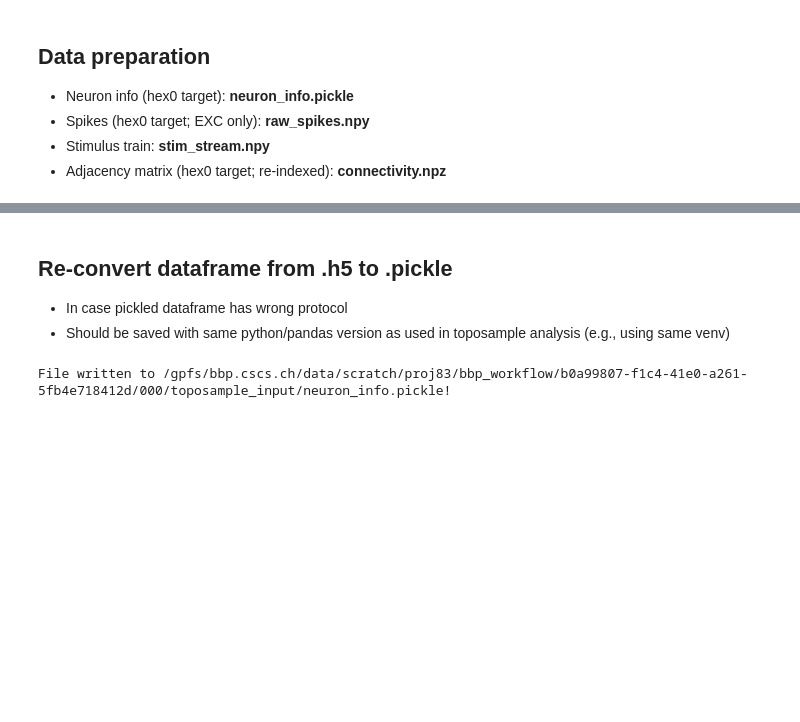
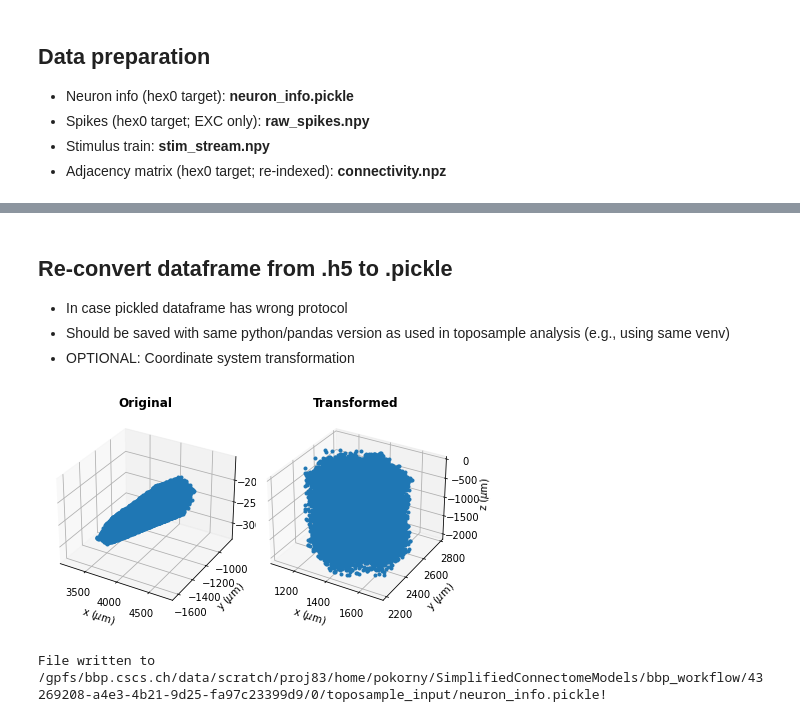
Before and after one commit to BlueBrain/sscx-analysis, a Jupyter notebook: toposample/notebooks/SSCx_toposample_preparation.ipynb, the cells around one changed output, grey strips where cells are left out. Cells and saved outputs as stored; diff of their text form; code cells hidden in the pictures; blank space fills up the shorter version.

Commit message:
Improved toposample preparation notebook

```diff
--- a/toposample/notebooks/SSCx_toposample_preparation.ipynb
+++ b/toposample/notebooks/SSCx_toposample_preparation.ipynb
@@ -16,7 +18,14 @@ from bluepy import Simulation, Cell, Synapse
 - Stimulus train: __stim_stream.npy__
 - Adjacency matrix (hex0 target; re-indexed): __connectivity.npz__
 # %%
-sim_path = '/gpfs/bbp.cscs.ch/data/scratch/proj83/bbp_workflow/b0a99807-f1c4-41e0-a261-5fb4e718412d/000'
+sim_path = '/gpfs/bbp.cscs.ch/data/scratch/proj83/home/pokorny/SimplifiedConnectomeModels/bbp_workflow/43269208-a4e3-4b21-9d25-fa97c23399d9/0' # Simplified connectome models (5th order)
+# sim_path = '/gpfs/bbp.cscs.ch/data/scratch/proj83/home/pokorny/SimplifiedConnectomeModels/bbp_workflow/c5ec762f-4146-43ae-be66-873ab1434087/0' # Simplified connectome models (4th order)
+# sim_path = '/gpfs/bbp.cscs.ch/data/scratch/proj83/home/pokorny/SimplifiedConnectomeModels/bbp_workflow/2afaaa6c-8c86-4aea-82b7-d493930fa451/0' # Simplified connectome models (3rd order)
+# sim_path = '/gpfs/bbp.cscs.ch/data/scratch/proj83/home/pokorny/SimplifiedConnectomeModels/bbp_workflow/abc8c760-839b-40d2-aaf8-efd8e9b2639b/0' # Simplified connectome models (2nd order)
+# sim_path = '/gpfs/bbp.cscs.ch/data/scratch/proj83/home/pokorny/SimplifiedConnectomeModels/bbp_workflow/8165329d-f63c-4b50-adb7-f282f2b3f3b4/0' # Simplified connectome models (1st order)
+# sim_path = '/gpfs/bbp.cscs.ch/data/scratch/proj83/home/pokorny/SimplifiedConnectomeModels/bbp_workflow/2bc672d4-1f3a-413d-bcff-1a4f6ccd7516/0' # Simplified connectome models (base)
+
+# sim_path = '/gpfs/bbp.cscs.ch/data/scratch/proj83/bbp_workflow/b0a99807-f1c4-41e0-a261-5fb4e718412d/000'
 # sim_path = '/gpfs/bbp.cscs.ch/data/scratch/proj83/bbp_workflow/f553e919-2fac-460c-a58e-3facc388da90/000'
 save_path = os.path.join(sim_path, 'toposample_input')
 if not os.path.exists(save_path):
@@ -63,19 +76,56 @@ INFO: Toposample input files written to "/gpfs/bbp.cscs.ch/data/scratch/proj83/b
 ## Re-convert dataframe from .h5 to .pickle
 - In case pickled dataframe has wrong protocol
 - Should be saved with same python/pandas version as used in toposample analysis (e.g., using same venv)
+- OPTIONAL: Coordinate system transformation
-# %%
-import pandas as pd
-import os
-
-# camp_id = '4073e95f-abb1-4b86-8c38-13cf9f00ce0b'
-# save_path = f'/gpfs/bbp.cscs.ch/data/scratch/proj83/home/pokorny/analyses/proj96/{camp_id}/toposample_input_merged'
-save_path = '/gpfs/bbp.cscs.ch/data/scratch/proj83/bbp_workflow/b0a99807-f1c4-41e0-a261-5fb4e718412d/000/toposample_input'
-h5_file = os.path.join(save_path, 'neuron_info.h5')
-pickle_file = os.path.splitext(h5_file)[0] + '.pickle'
-neuron_info = pd.read_hdf(h5_file)
-if os.path.exists(pickle_file):
-    os.rename(pickle_file, os.path.splitext(pickle_file)[0] + '_BAK_' + os.path.splitext(pickle_file)[1])
-neuron_info.to_pickle(pickle_file)
-print(f'File written to {pickle_file}!')
-# %% [output]
-File written to /gpfs/bbp.cscs.ch/data/scratch/proj83/bbp_workflow/b0a99807-f1c4-41e0-a261-5fb4e718412d/000/toposample_input/neuron_info.pickle!
+# %%
+import pandas as pd
+import os
+import matplotlib.pyplot as plt
+from connectome_manipulator.model_building import model_types
+
+save_path = '/gpfs/bbp.cscs.ch/data/scratch/proj83/home/pokorny/SimplifiedConnectomeModels/bbp_workflow/43269208-a4e3-4b21-9d25-fa97c23399d9/0/toposample_input' # Simplified connectome models (5th order)
+# save_path = '/gpfs/bbp.cscs.ch/data/scratch/proj83/home/pokorny/SimplifiedConnectomeModels/bbp_workflow/c5ec762f-4146-43ae-be66-873ab1434087/0/toposample_input' # Simplified connectome models (4th order)
+# save_path = '/gpfs/bbp.cscs.ch/data/scratch/proj83/home/pokorny/SimplifiedConnectomeModels/bbp_workflow/2afaaa6c-8c86-4aea-82b7-d493930fa451/0/toposample_input' # Simplified connectome models (3rd order)
+# save_path = '/gpfs/bbp.cscs.ch/data/scratch/proj83/home/pokorny/SimplifiedConnectomeModels/bbp_workflow/abc8c760-839b-40d2-aaf8-efd8e9b2639b/0/toposample_input' # Simplified connectome models (2nd order)
+# save_path = '/gpfs/bbp.cscs.ch/data/scratch/proj83/home/pokorny/SimplifiedConnectomeModels/bbp_workflow/8165329d-f63c-4b50-adb7-f282f2b3f3b4/0/toposample_input' # Simplified connectome models (1st order)
+# save_path = '/gpfs/bbp.cscs.ch/data/scratch/proj83/home/pokorny/SimplifiedConnectomeModels/bbp_workflow/2bc672d4-1f3a-413d-bcff-1a4f6ccd7516/0/toposample_input' # Simplified connectome models (base)
+
+# OPTIONAL: Coordinate system transformation based on position mapping model
+# pos_map_fn = None
+pos_map_fn = '/gpfs/bbp.cscs.ch/project/proj83/home/pokorny/SimplifiedConnectomeModels/model_building/SSCx-Bio_M-20200805-HexO1/model/SSFlatPosMappingHexO1.json'
+
+# camp_id = '4073e95f-abb1-4b86-8c38-13cf9f00ce0b'
+# save_path = f'/gpfs/bbp.cscs.ch/data/scratch/proj83/home/pokorny/analyses/proj96/{camp_id}/toposample_input_merged'
+# save_path = '/gpfs/bbp.cscs.ch/data/scratch/proj83/bbp_workflow/b0a99807-f1c4-41e0-a261-5fb4e718412d/000/toposample_input'
+h5_file = os.path.join(save_path, 'neuron_info.h5')
+pickle_file = os.path.splitext(h5_file)[0] + '.pickle'
+neuron_info = pd.read_hdf(h5_file)
+
+if pos_map_fn is not None:
+    pos_map = model_types.AbstractModel.model_from_file(pos_map_fn)
+    plt.figure()
+    plt.gcf().add_subplot(121, projection='3d')
+    plt.plot(neuron_info['x'], neuron_info['y'], neuron_info['z'], '.')
+    plt.gca().set_xlabel('x ($\mu$m)')
+    plt.gca().set_ylabel('y ($\mu$m)')
+    plt.gca().set_zlabel('z ($\mu$m)')
+    plt.title('Original', fontweight='bold')
+    new_pos = pos_map.apply(gids=neuron_info.index.to_numpy() - 1) # IMPORTANT: Index shift from BluePy indexing (1-based) to SONATA indexing (0-based)
+    neuron_info = neuron_info.copy()
+    neuron_info[['x', 'y', 'z']] = new_pos
+    plt.gcf().add_subplot(122, projection='3d')
+    plt.plot(neuron_info['x'], neuron_info['y'], neuron_info['z'], '.')
+    plt.gca().set_xlabel('x ($\mu$m)')
+    plt.gca().set_ylabel('y ($\mu$m)')
+    plt.gca().set_zlabel('z ($\mu$m)')
+    plt.title('Transformed', fontweight='bold')
+    plt.tight_layout()
+    plt.show()
+
+if os.path.exists(pickle_file):
+    os.rename(pickle_file, os.path.splitext(pickle_file)[0] + '_BAK_' + os.path.splitext(pickle_file)[1])
+neuron_info.to_pickle(pickle_file)
+print(f'File written to {pickle_file}!')
+# %% [output]
+[figure, added]
+File written to /gpfs/bbp.cscs.ch/data/scratch/proj83/home/pokorny/SimplifiedConnectomeModels/bbp_workflow/43269208-a4e3-4b21-9d25-fa97c23399d9/0/toposample_input/neuron_info.pickle!
```
Also changed, not shown: parts of 11 cells of this notebook.
